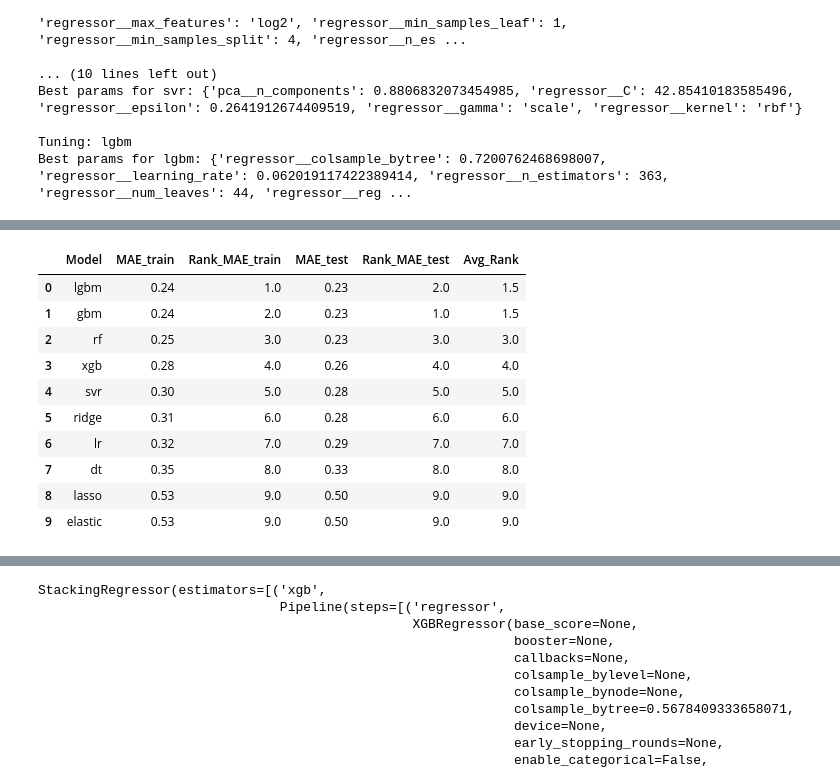
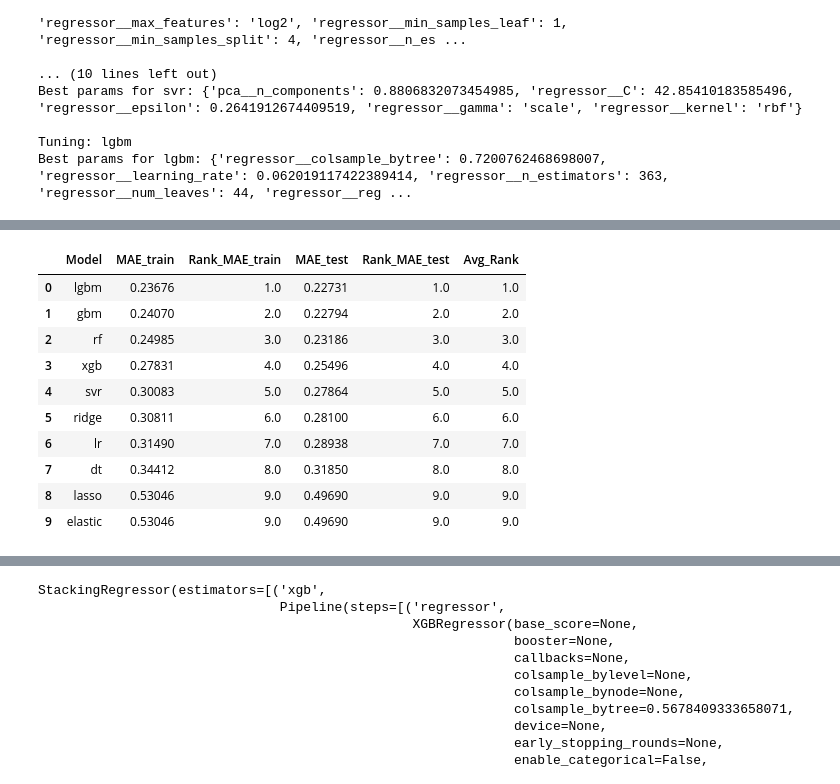
Before and after one commit to baohg2/Airbnb---Predict-listing-prices-in-Melbourne-Australia, a Jupyter notebook: Predicting Airbnb Listing Price in Melbourne.ipynb, the cells around one changed output, grey strips where cells are left out. Cells and saved outputs as stored; diff of their text form; code cells hidden in the pictures.

```diff
--- a/Predicting Airbnb Listing Price in Melbourne.ipynb
+++ b/Predicting Airbnb Listing Price in Melbourne.ipynb
@@ -319,19 +299,0 @@ df["log_price"] = np.log1p(df["price"])
-# %%
-# Get the correct train dataset after initial cleaning
-train = df[df['is_train'] == 1].drop(columns=['is_train'])
-plt.figure(figsize=(12, 5))
-
-# Histogram
-plt.subplot(1, 2, 1)
-sns.histplot(train["price"], kde=True)
-plt.title("Price Distribution")
-plt.xlabel("Price")
-plt.ylabel("Frequency")
-plt.grid(True, linestyle='--', alpha=0.5)
-
-# Boxplot to visualize
-plt.subplot(1, 2, 2)
-sns.boxplot(x=train["price"])
-plt.title("Price Distribution with Potential Outliers")
-plt.grid(True, linestyle='--', alpha=0.5)
-plt.show()
@@ -911,6 +918,16 @@ def min_station_distance(row):
 
 # Apply the function and create a new feature for distance to the nearest station
 df['min_station_distance_km'] = df.apply(min_station_distance, axis=1)
+# %%
+# Melbourne CBD coordinates
+CBD_LAT = -37.8136
+CBD_LON = 144.9631
+
+# Compute distance to CBD for each listing
+df['cbd_distance_km'] = df.apply(
+    lambda row: haversine(row['latitude'], row['longitude'], CBD_LAT, CBD_LON),
+    axis=1
+)
 # %%
 # Handle missing values and compute sentiment polarity for host_about column
 df['host_about_sentiment'] = df['host_about'].fillna('').apply(lambda x: TextBlob(x).sentiment.polarity)
@@ -1112,7 +1200,7 @@ def tune_all_models(X_train, y_train, regressors, cv=10, scoring="neg_mean_absol
             'regressor__l1_ratio': uniform(0, 1)
         },
         'rf': {
-            'regressor__n_estimators': randint(100, 1000),
+            'regressor__n_estimators': randint(500, 1000),
             'regressor__max_depth': randint(10, 50),
             'regressor__min_samples_split': randint(2, 20),
             'regressor__min_samples_leaf': randint(1, 10),
@@ -1121,15 +1209,15 @@ def tune_all_models(X_train, y_train, regressors, cv=10, scoring="neg_mean_absol
         },
         'gbm': {
             'regressor__n_estimators': randint(100, 500),
-            'regressor__learning_rate': uniform(0.001, 0.5),
+            'regressor__learning_rate': uniform(0.001, 0.3),
             'regressor__max_depth': randint(3, 10),
             'regressor__subsample': uniform(0.5, 0.5),
             'regressor__min_samples_split': randint(2, 20),
-            "regressor__min_samples_leaf": [0, 1, 2],
+            "regressor__min_samples_leaf": [1, 2, 3],
             "regressor__max_features": ['sqrt', 'log2', 0.6, 0.8]
         },
         'xgb': {
-            'regressor__n_estimators': randint(100, 500),
+            'regressor__n_estimators': randint(100, 300),
             'regressor__learning_rate': uniform(0.001, 0.5),
             'regressor__max_depth': randint(3, 10),
             'regressor__subsample': uniform(0.5, 1.5),
@@ -1153,9 +1241,9 @@ def tune_all_models(X_train, y_train, regressors, cv=10, scoring="neg_mean_absol
             'regressor__gamma': ['scale', 'auto']
         },
         'lgbm': {
-            'regressor__n_estimators': randint(100, 500),
+            'regressor__n_estimators': randint(200, 500),
             'regressor__learning_rate': uniform(0.001, 0.5),
-            'regressor__num_leaves': randint(10, 150),
+            'regressor__num_leaves': randint(10, 100),
             'regressor__subsample': uniform(0.5, 1.0),
             'regressor__colsample_bytree': uniform(0.5, 0.5),
             'regressor__reg_lambda': uniform(0, 20)
@@ -1228,41 +1307,41 @@ for name, model in best_models.items():
     cv_scores[name] = {'MAE_train': mae_cv}
 
 # Convert to DataFrame and rank by MAE
 cv_df = pd.DataFrame(cv_scores).T
 cv_df['Rank_MAE_train'] = cv_df['MAE_train'].rank(method='min')
 cv_df_sorted = cv_df.sort_values('Rank_MAE_train')
 
 test_metrics = {}
 
 for name, model in best_models.items():
     model.fit(X_train, y_train)
     y_pred = model.predict(X_test)
     test_metrics[name] = {'MAE_test': mean_absolute_error(y_test, y_pred)}
 
 # Convert to DataFrame and rank by MAE
 test_df = pd.DataFrame(test_metrics).T
 test_df['Rank_MAE_test'] = test_df['MAE_test'].rank(method='min')
 test_df_sorted = test_df.sort_values('Rank_MAE_test')
 
 test_df_with_names = test_df_sorted.reset_index().rename(columns={'index': 'Model'})
 cv_df_sorted_with_names = cv_df_sorted.reset_index().rename(columns={'index': 'Model'})
 
 regressors_df = pd.merge(cv_df_sorted_with_names, test_df_with_names, on='Model', how='left')
 
 rank_df = regressors_df.copy()
 rank_df['Avg_Rank'] = rank_df[['Rank_MAE_train', 'Rank_MAE_test']].mean(axis=1)
 rank_df_sorted = rank_df.sort_values('Avg_Rank').reset_index(drop=True)
-rank_df_sorted = rank_df_sorted.round(2)
+rank_df_sorted = rank_df_sorted.round(5)
 rank_df_sorted
 # %% [output]
 |  | Model | MAE_train | Rank_MAE_train | MAE_test | Rank_MAE_test | Avg_Rank |
-| 0 | lgbm | 0.24 | 1.0 | 0.23 | 2.0 | 1.5 |
-| 1 | gbm | 0.24 | 2.0 | 0.23 | 1.0 | 1.5 |
-| 2 | rf | 0.25 | 3.0 | 0.23 | 3.0 | 3.0 |
-| 3 | xgb | 0.28 | 4.0 | 0.26 | 4.0 | 4.0 |
-| 4 | svr | 0.30 | 5.0 | 0.28 | 5.0 | 5.0 |
-| 5 | ridge | 0.31 | 6.0 | 0.28 | 6.0 | 6.0 |
-| 6 | lr | 0.32 | 7.0 | 0.29 | 7.0 | 7.0 |
-| 7 | dt | 0.35 | 8.0 | 0.33 | 8.0 | 8.0 |
-| 8 | lasso | 0.53 | 9.0 | 0.50 | 9.0 | 9.0 |
-| 9 | elastic | 0.53 | 9.0 | 0.50 | 9.0 | 9.0 |
+| 0 | lgbm | 0.23676 | 1.0 | 0.22731 | 1.0 | 1.0 |
+| 1 | gbm | 0.24070 | 2.0 | 0.22794 | 2.0 | 2.0 |
+| 2 | rf | 0.24985 | 3.0 | 0.23186 | 3.0 | 3.0 |
+| 3 | xgb | 0.27831 | 4.0 | 0.25496 | 4.0 | 4.0 |
+| 4 | svr | 0.30083 | 5.0 | 0.27864 | 5.0 | 5.0 |
+| 5 | ridge | 0.30811 | 6.0 | 0.28100 | 6.0 | 6.0 |
+| 6 | lr | 0.31490 | 7.0 | 0.28938 | 7.0 | 7.0 |
+| 7 | dt | 0.34412 | 8.0 | 0.31850 | 8.0 | 8.0 |
+| 8 | lasso | 0.53046 | 9.0 | 0.49690 | 9.0 | 9.0 |
+| 9 | elastic | 0.53046 | 9.0 | 0.49690 | 9.0 | 9.0 |
```
Also changed, not shown: parts of 46 cells of this notebook.
